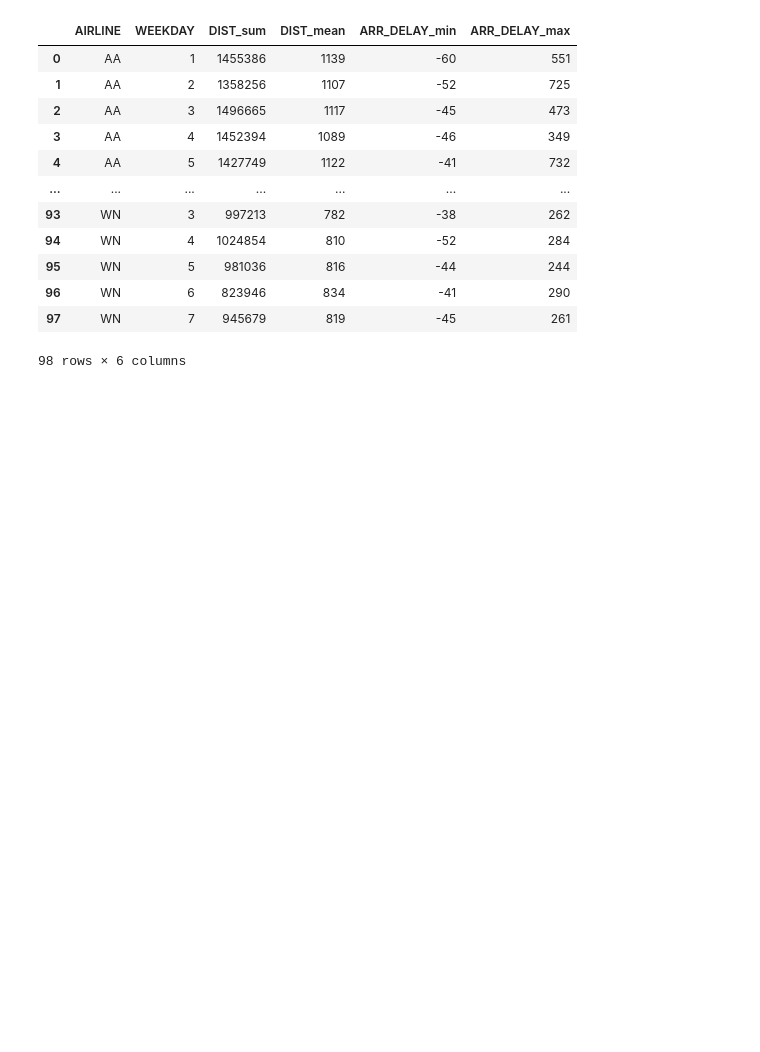
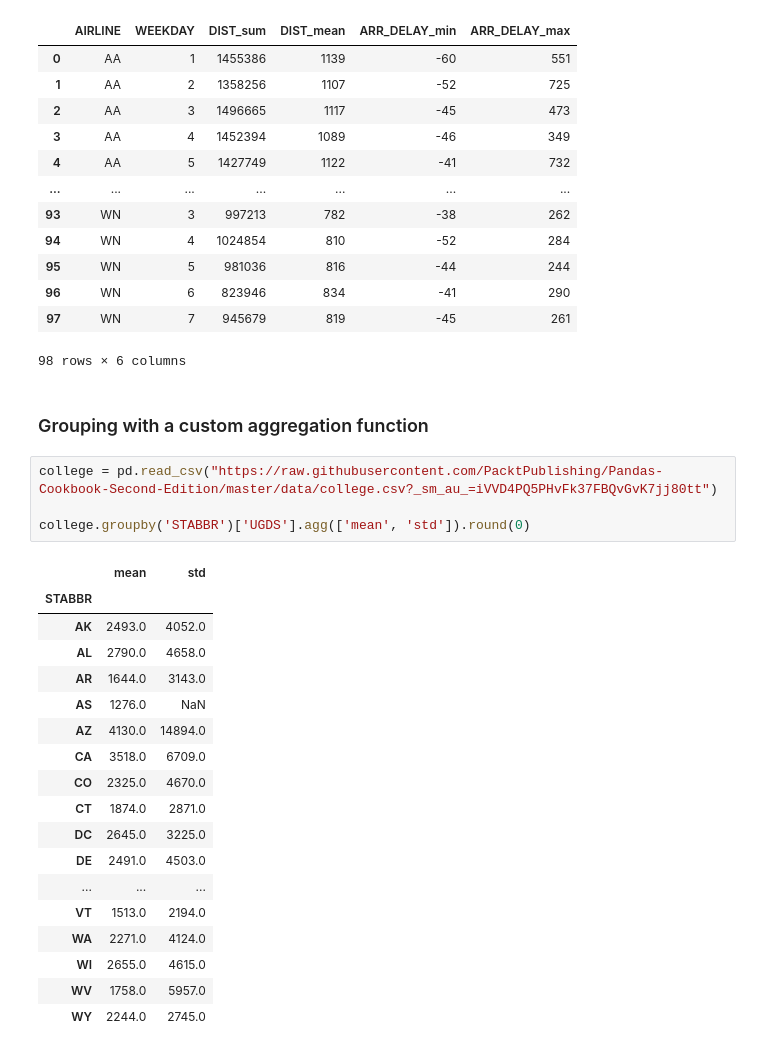
Before and after one commit to bdunn20/book_code, a Jupyter notebook: pandas_1.X_cookbook/Ch9_Grouping_for_Aggregation_Filtration_and_Transformation.ipynb, the cells around one changed output. Saved outputs shown, nothing was run; the diff lists cells and outputs as text; blank space fills up the shorter version.

```diff
--- a/pandas_1.X_cookbook/Ch9_Grouping_for_Aggregation_Filtration_and_Transformation.ipynb
+++ b/pandas_1.X_cookbook/Ch9_Grouping_for_Aggregation_Filtration_and_Transformation.ipynb
@@ -171,3 +171,28 @@ airline_info.reset_index()
 | 96 | WN | 6 | 823946 | 834 | -41 | 290 |
 | 97 | WN | 7 | 945679 | 819 | -45 | 261 |
 98 rows × 6 columns
+# %% [markdown]
+### Grouping with a custom aggregation function
+# %%
+college = pd.read_csv("https://raw.githubusercontent.com/PacktPublishing/Pandas-Cookbook-Second-Edition/master/data/college.csv?_sm_au_=iVVD4PQ5PHvFk37FBQvGvK7jj80tt")
+
+college.groupby('STABBR')['UGDS'].agg(['mean', 'std']).round(0)
+# %% [output]
+|  | mean | std |
+| STABBR |  |  |
+| AK | 2493.0 | 4052.0 |
+| AL | 2790.0 | 4658.0 |
+| AR | 1644.0 | 3143.0 |
+| AS | 1276.0 | NaN |
+| AZ | 4130.0 | 14894.0 |
+| CA | 3518.0 | 6709.0 |
+| CO | 2325.0 | 4670.0 |
+| CT | 1874.0 | 2871.0 |
+| DC | 2645.0 | 3225.0 |
+| DE | 2491.0 | 4503.0 |
+| ... | ... | ... |
+| VT | 1513.0 | 2194.0 |
+| WA | 2271.0 | 4124.0 |
+| WI | 2655.0 | 4615.0 |
+| WV | 1758.0 | 5957.0 |
+| WY | 2244.0 | 2745.0 |
```
Also changed, not shown: parts of 14 cells of this notebook.
